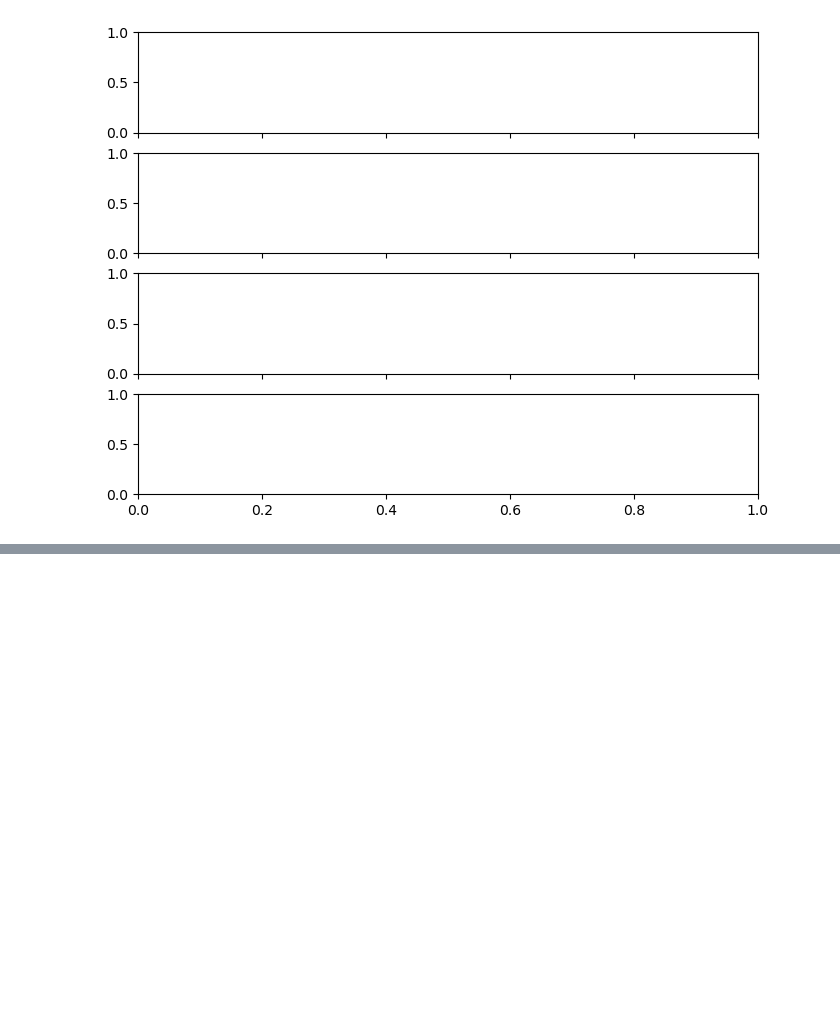
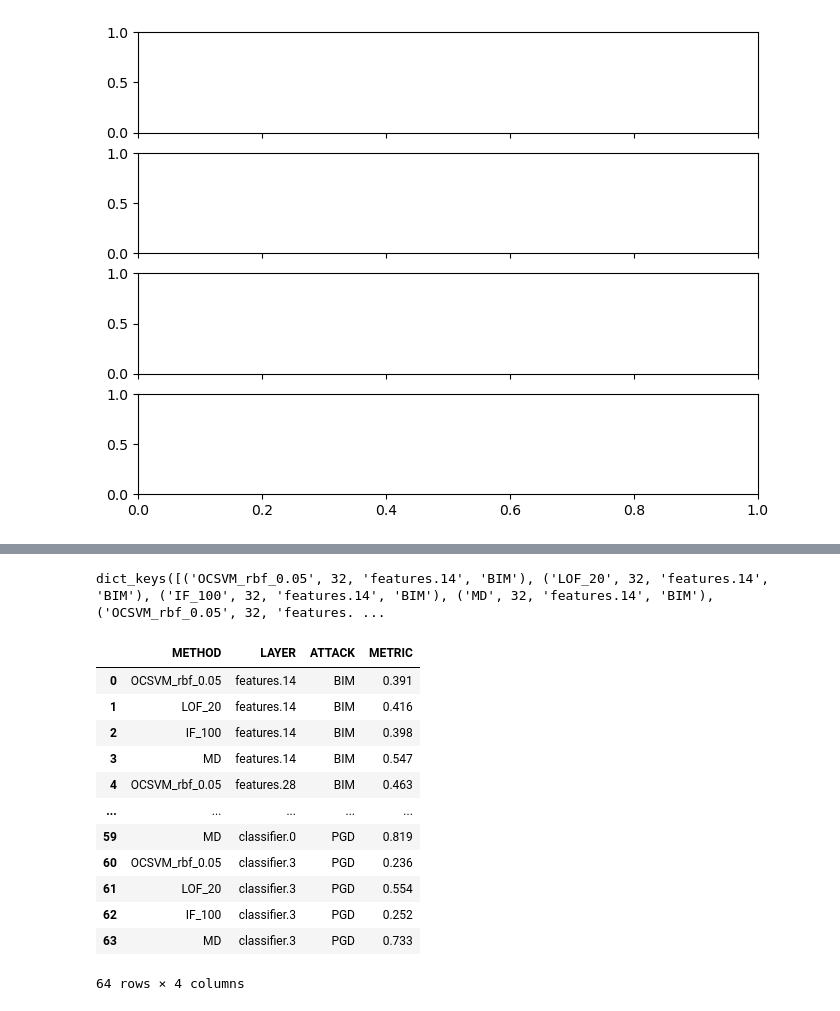
Before and after one commit to SSIGPRO/XAI, a Jupyter notebook: src/xp_detectors.ipynb, the cells around one changed output, grey strips where cells are left out. Drawn from its saved outputs; the diff is of its cells as text; code cells hidden in the pictures; blank space fills up the shorter version.

```diff
--- a/src/xp_detectors.ipynb
+++ b/src/xp_detectors.ipynb
@@ -383,6 +397,40 @@ import matplotlib.pyplot as plt
 # %%
-dim_list = [8, 16, 32]
-metric_list = ['P_D', 'AUC']
+dim_list = [32, 64]
+metric_list = [
+               # 'P_D',
+               'AUC'
+              ]
+
+attack_list = [
+               'BIM',
+               'DeepFool',
+               'CW',
+               'PGD'
+                ]
+
+metric = 'AUC' #P_D, AUC
+
+target_layers = [
+            'features.14',
+            'features.28',
+            'classifier.0',
+            'classifier.3',
+            # 'features.7',
+            ]
+
+# detectors parameters
+kernel = 'rbf'
+nu = 0.05
+h = 20
+l = 100
+
+detectors_labels = [f'OCSVM_{kernel}_{nu}', f'LOF_{h}',f'IF_{l}', 'MD']
+detectors = [OCSVM(kernel, nu), LOF(h), IF(l), MD()]
+
+detectors_dict = dict(zip(detectors_labels, detectors))
+
+dict_score = {}
+
 for dim in dim_list:
     for metric in metric_list:
         results = []
@@ -423,8 +471,13 @@ for dim in dim_list:
                 Xok_test = cv_test_dict[layer][:,:dim].cpu().numpy()
 
                 X_test = np.concatenate([Xok_test, Xko_test])
+
                 for name, detector in zip(detectors_dict.keys(), detectors_dict.values()):
                     scores = detector.fit(Xok_train).score(X_test)
+                    scores_ok = detector.fit(Xok_train).score(Xok_test)
+                    scores_ko = detector.fit(Xok_train).score(Xko_test.cpu().numpy())
+
+                    dict_score[(name, dim, layer, atk_name)] = (scores_ok, scores_ko)
                     metric_value = detector.test(X_test, metric)
                     results.append({
                         "METHOD": name,
@@ -490,0 +515,20 @@ df_pivot
+# %%
+dict_score.keys()
+# %% [output]
+dict_keys([('OCSVM_rbf_0.05', 32, 'features.14', 'BIM'), ('LOF_20', 32, 'features.14', 'BIM'), ('IF_100', 32, 'features.14', 'BIM'), ('MD', 32, 'features.14', 'BIM'), ('OCSVM_rbf_0.05', 32, 'features. ...
+# %%
+df
+# %% [output]
+|  | METHOD | LAYER | ATTACK | METRIC |
+| 0 | OCSVM_rbf_0.05 | features.14 | BIM | 0.391 |
+| 1 | LOF_20 | features.14 | BIM | 0.416 |
+| 2 | IF_100 | features.14 | BIM | 0.398 |
+| 3 | MD | features.14 | BIM | 0.547 |
+| 4 | OCSVM_rbf_0.05 | features.28 | BIM | 0.463 |
+| ... | ... | ... | ... | ... |
+| 59 | MD | classifier.0 | PGD | 0.819 |
+| 60 | OCSVM_rbf_0.05 | classifier.3 | PGD | 0.236 |
+| 61 | LOF_20 | classifier.3 | PGD | 0.554 |
+| 62 | IF_100 | classifier.3 | PGD | 0.252 |
+| 63 | MD | classifier.3 | PGD | 0.733 |
+64 rows × 4 columns
```
Also changed, not shown: parts of 14 cells of this notebook, 4 other files.
